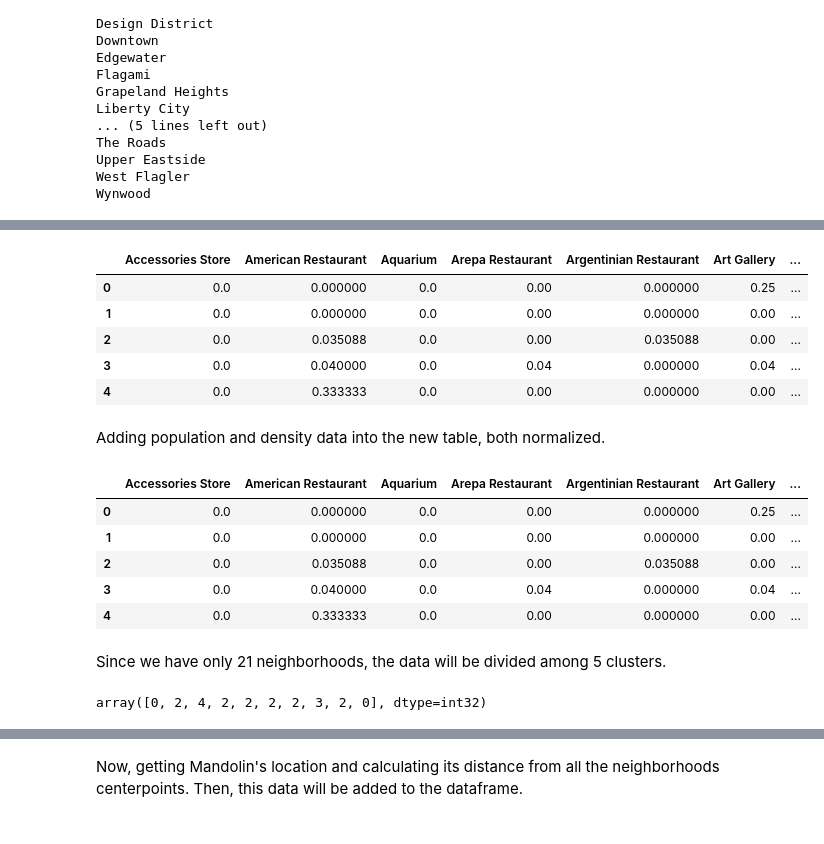
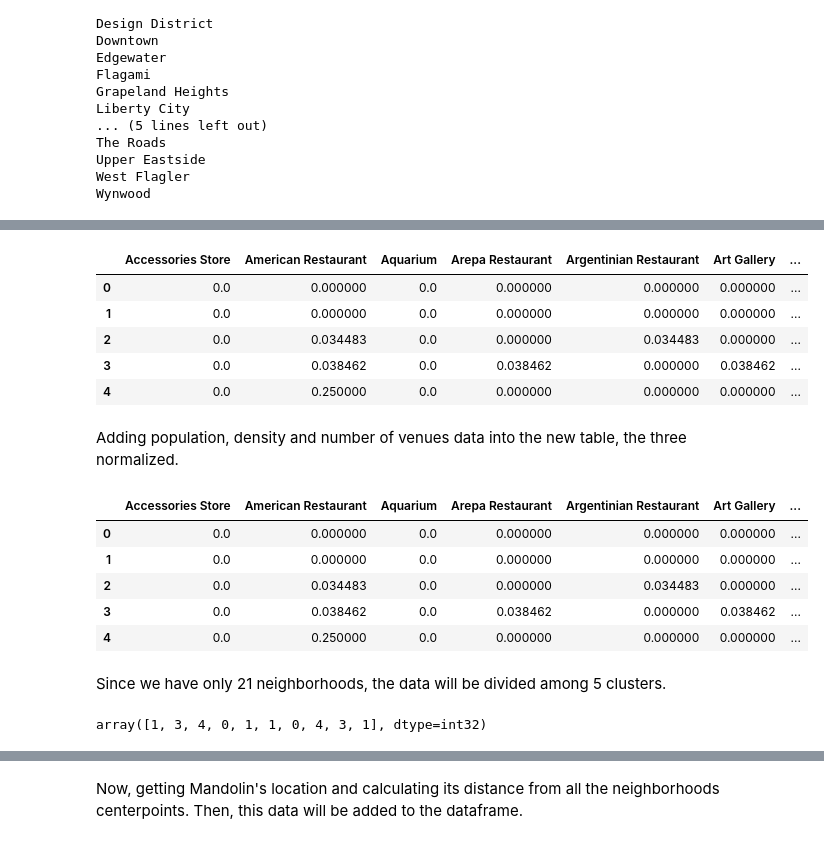
Before and after one commit to luiscervi/datasciencecapstone, a Jupyter notebook: Week3 copy 1.ipynb, the cells around one changed output, grey strips where cells are left out. Drawn from its saved outputs; the diff is of its cells as text; code cells hidden in the pictures.

```diff
--- a/Week3 copy 1.ipynb
+++ b/Week3 copy 1.ipynb
@@ -206,3 +203,6 @@ miamivenues
 # %%
-miamivenues.groupby('Neighborhood').count()['Venue Category']
+miamicategories = pd.DataFrame()
+miamicategories['miamicategories'] = miamivenues.groupby('Neighborhood').count()['Venue Category']
+miamicategories.reset_index(inplace=True)
+miamicategories
 # %% [output]
@@ -241,8 +240,5 @@ miamitop.head()
 | 4 | Arts & Entertainment District | 0 | 0 | 0 | 0 | ... |
 # %%
 miamigroup = miamitop.groupby('Correct Neighborhood').mean().reset_index()
-
-miamigrouped = miamivenues.groupby('Neighborhood').count()
-miamigroup['Number of Venues'] = miamigrouped['Venue Category']
-miamigrouped = miamimerge.join(neighborhoods_venues_sorted.set_index('Neighborhood'), on='Neighborhood')
+miamigroup
 # %% [output]
@@ -292,29 +288,33 @@ miamigroupcluster = miamigroup.drop('Correct Neighborhood', 1)
 miamigroupcluster.head()
 # %% [output]
 |  | Accessories Store | American Restaurant | Aquarium | Arepa Restaurant | Argentinian Restaurant | Art Gallery | ... |
-| 0 | 0.0 | 0.000000 | 0.0 | 0.00 | 0.000000 | 0.25 | ... |
-| 1 | 0.0 | 0.000000 | 0.0 | 0.00 | 0.000000 | 0.00 | ... |
-| 2 | 0.0 | 0.035088 | 0.0 | 0.00 | 0.035088 | 0.00 | ... |
-| 3 | 0.0 | 0.040000 | 0.0 | 0.04 | 0.000000 | 0.04 | ... |
-| 4 | 0.0 | 0.333333 | 0.0 | 0.00 | 0.000000 | 0.00 | ... |
+| 0 | 0.0 | 0.000000 | 0.0 | 0.000000 | 0.000000 | 0.000000 | ... |
+| 1 | 0.0 | 0.000000 | 0.0 | 0.000000 | 0.000000 | 0.000000 | ... |
+| 2 | 0.0 | 0.034483 | 0.0 | 0.000000 | 0.034483 | 0.000000 | ... |
+| 3 | 0.0 | 0.038462 | 0.0 | 0.038462 | 0.000000 | 0.038462 | ... |
+| 4 | 0.0 | 0.250000 | 0.0 | 0.000000 | 0.000000 | 0.000000 | ... |
 # %% [markdown]
-Adding population and density data into the new table, both normalized.
+Adding population, density and number of venues data into the new table, the three normalized.
 # %%
 x = tables[['Population2010']].values.astype(float)
 y = tables[['Population/Km²']].values.astype(float)
+z = miamicategories[['miamicategories']].values.astype(float)
+
 min_max_scaler = preprocessing.MinMaxScaler()
 Pop_scaled = min_max_scaler.fit_transform(x)
 Dens_scaled = min_max_scaler.fit_transform(y)
+Number_of_categories = min_max_scaler.fit_transform(z)
 miamigroupcluster['Pop_scaled']=Pop_scaled
 miamigroupcluster['Dens_scaled']=Dens_scaled
+miamigroupcluster['Number of categories']=Number_of_categories
 miamigroupcluster.head()
 # %% [output]
 |  | Accessories Store | American Restaurant | Aquarium | Arepa Restaurant | Argentinian Restaurant | Art Gallery | ... |
-| 0 | 0.0 | 0.000000 | 0.0 | 0.00 | 0.000000 | 0.25 | ... |
-| 1 | 0.0 | 0.000000 | 0.0 | 0.00 | 0.000000 | 0.00 | ... |
-| 2 | 0.0 | 0.035088 | 0.0 | 0.00 | 0.035088 | 0.00 | ... |
-| 3 | 0.0 | 0.040000 | 0.0 | 0.04 | 0.000000 | 0.04 | ... |
-| 4 | 0.0 | 0.333333 | 0.0 | 0.00 | 0.000000 | 0.00 | ... |
+| 0 | 0.0 | 0.000000 | 0.0 | 0.000000 | 0.000000 | 0.000000 | ... |
+| 1 | 0.0 | 0.000000 | 0.0 | 0.000000 | 0.000000 | 0.000000 | ... |
+| 2 | 0.0 | 0.034483 | 0.0 | 0.000000 | 0.034483 | 0.000000 | ... |
+| 3 | 0.0 | 0.038462 | 0.0 | 0.038462 | 0.000000 | 0.038462 | ... |
+| 4 | 0.0 | 0.250000 | 0.0 | 0.000000 | 0.000000 | 0.000000 | ... |
 # %% [markdown]
 Since we have only 21 neighborhoods, the data will be divided among 5 clusters.
 # %%
@@ -329,7 +329,7 @@ kmeans = KMeans(n_clusters=kclusters, random_state=0).fit(miamigroupcluster)
 # check cluster labels generated for each row in the dataframe
 kmeans.labels_[0:10]
 # %% [output]
-array([0, 2, 4, 2, 2, 2, 2, 3, 2, 0], dtype=int32)
+array([1, 3, 4, 0, 1, 1, 0, 4, 3, 1], dtype=int32)
 # %%
 # add clustering labels
 neighborhoods_venues_sorted.insert(0, 'Cluster Labels', kmeans.labels_)
```
Also changed, not shown: parts of 15 cells of this notebook.
